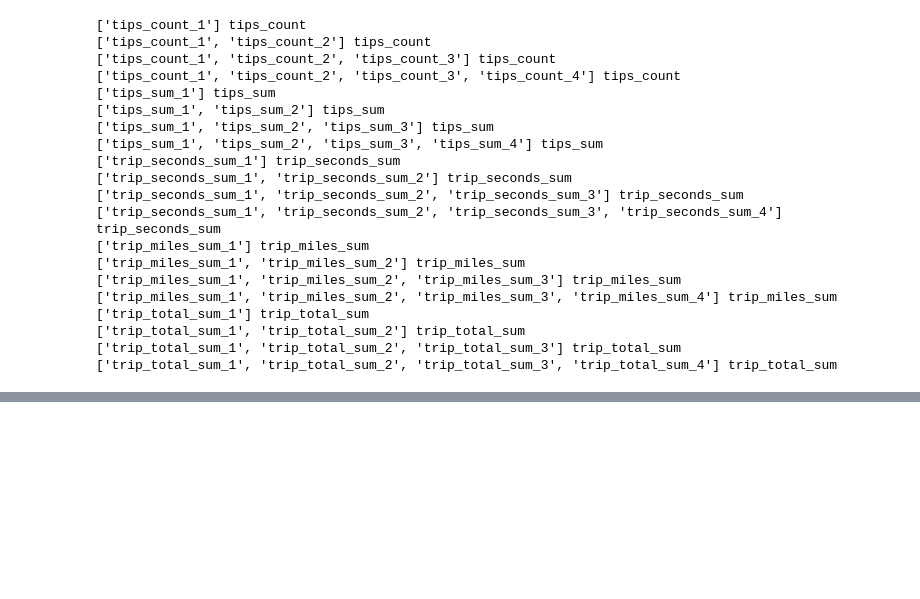
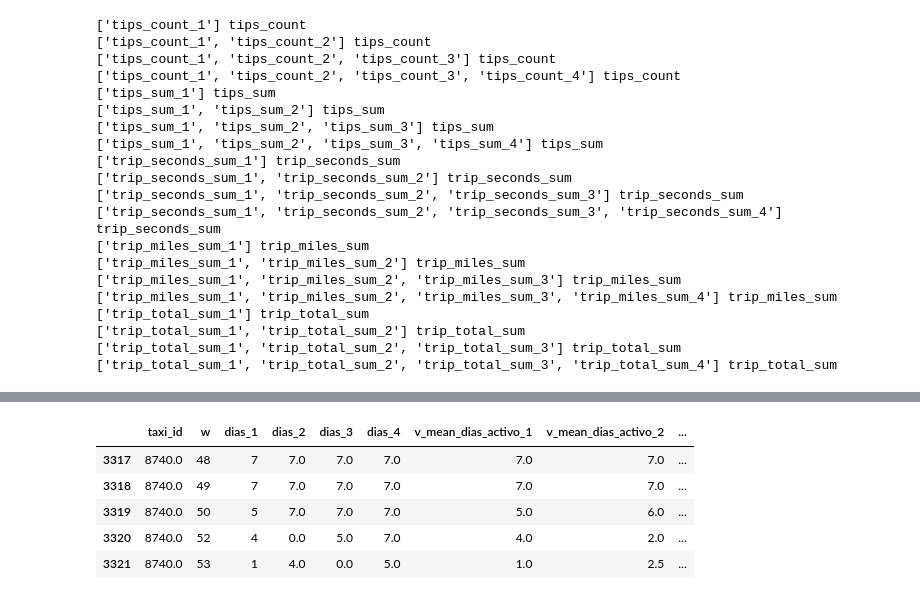
Before and after one commit to roca8/AMV, a Jupyter notebook: programas/Hello Churn.ipynb, the cells around one changed output, grey strips where cells are left out. Drawn from its saved outputs; the diff is of its cells as text; code cells hidden in the pictures; blank space fills up the shorter version.

```diff
--- a/programas/Hello Churn.ipynb
+++ b/programas/Hello Churn.ipynb
@@ -187,0 +267,23 @@ for v in var:
+# %%
+var3 = ['dias']
+# %%
+t3 = aux[['taxi_id','w']].copy()
+for k in range(4):
+    aux['w0'] = aux['w']+k
+    t3 = t3.merge(aux.drop('w',axis=1),left_on=['taxi_id','w'],right_on=['taxi_id','w0'],how='left')
+    t3.rename(columns=dict(zip(var3,['%s_%d'%(v,k+1) for v in var3])),inplace=True)
+    t3.drop('w0',axis=1,inplace=True)
+# %%
+t3.fillna(0,inplace=True)
+# %%
+for k in range(4):
+    t3['v_mean_dias_activo_%d'%(k+1)]=t3[['dias_%d'%(i+1) for i in range(k+1)]].mean(axis=1)
+# %%
+t3.tail()
+# %% [output]
+|  | taxi_id | w | dias_1 | dias_2 | dias_3 | dias_4 | v_mean_dias_activo_1 | v_mean_dias_activo_2 | ... |
+| 3317 | 8740.0 | 48 | 7 | 7.0 | 7.0 | 7.0 | 7.0 | 7.0 | ... |
+| 3318 | 8740.0 | 49 | 7 | 7.0 | 7.0 | 7.0 | 7.0 | 7.0 | ... |
+| 3319 | 8740.0 | 50 | 5 | 7.0 | 7.0 | 7.0 | 5.0 | 6.0 | ... |
+| 3320 | 8740.0 | 52 | 4 | 0.0 | 5.0 | 7.0 | 4.0 | 2.0 | ... |
+| 3321 | 8740.0 | 53 | 1 | 4.0 | 0.0 | 5.0 | 1.0 | 2.5 | ... |
```
Also changed, not shown: parts of 56 cells of this notebook, 8 other files.
